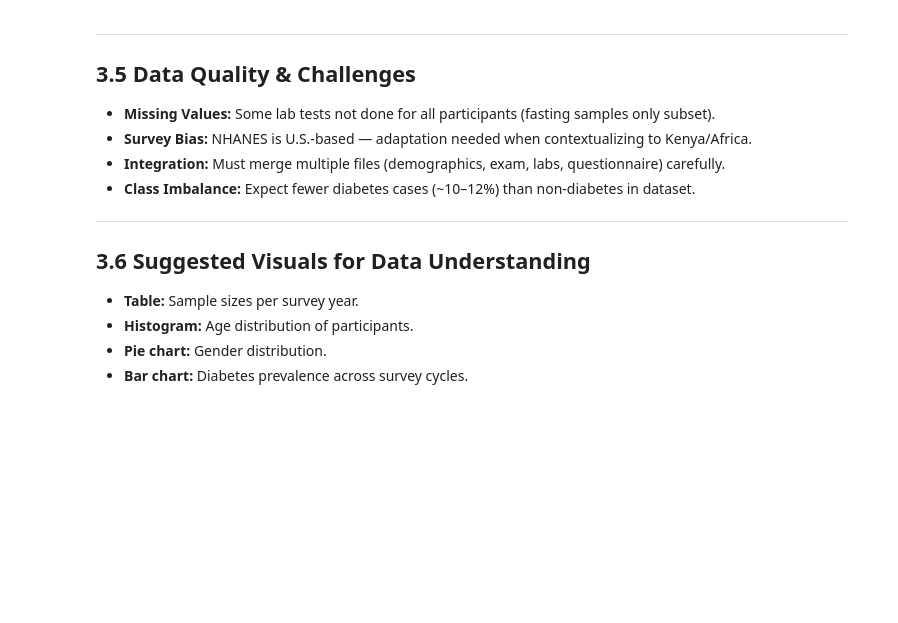
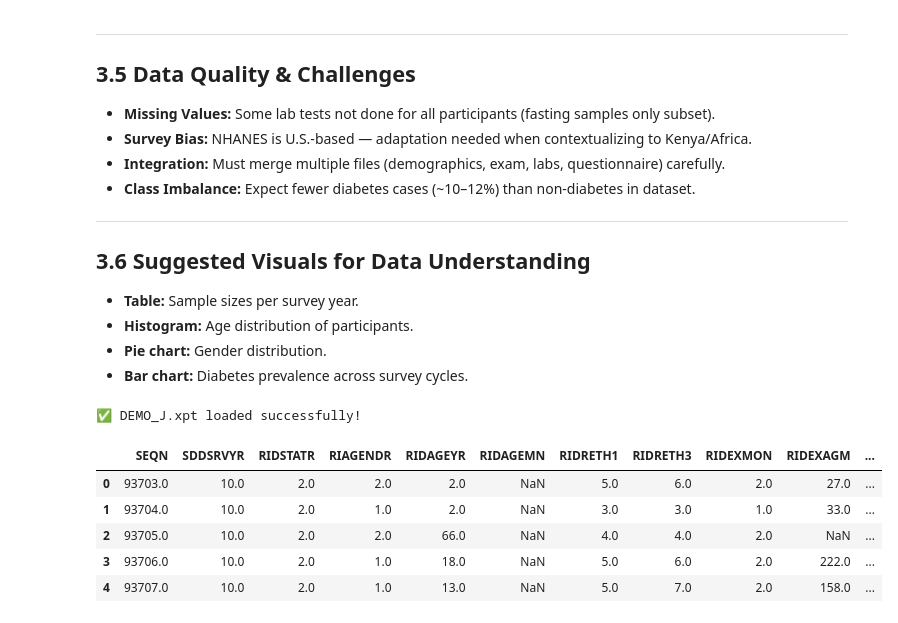
Before and after one commit to OndiekiFrank/type2-diabetes-early-detection-ai-agent, a Jupyter notebook: Notebooks/type2_diabetes_ai_agent.ipynb, the cells around one changed output. Drawn from its saved outputs; the diff is of its cells as text; code cells hidden in the pictures; blank space fills up the shorter version.

```diff
--- a/Notebooks/type2_diabetes_ai_agent.ipynb
+++ b/Notebooks/type2_diabetes_ai_agent.ipynb
@@ -155,3 +155,24 @@ sns.set(style="whitegrid", palette="muted", font_scale=1.1)
 
 # Show all columns when displaying dataframes
 pd.set_option("display.max_columns", None)
+# %%
+# 3.2 Load One NHANES Dataset (Demographics as an example)
+# NHANES files are in XPT (SAS transport) format
+# We'll use the DEMO_J.xpt (2017–2018) file first
+
+demo_path = "../Data/DEMO_J.xpt"
+
+try:
+    demo_df = pd.read_sas(demo_path)
+    print("✅ DEMO_J.xpt loaded successfully!")
+    display(demo_df.head())
+except Exception as e:
+    print("❌ Error loading DEMO_J.xpt:", e)
+# %% [output]
+✅ DEMO_J.xpt loaded successfully!
+|  | SEQN | SDDSRVYR | RIDSTATR | RIAGENDR | RIDAGEYR | RIDAGEMN | RIDRETH1 | RIDRETH3 | RIDEXMON | RIDEXAGM | ... |
+| 0 | 93703.0 | 10.0 | 2.0 | 2.0 | 2.0 | NaN | 5.0 | 6.0 | 2.0 | 27.0 | ... |
+| 1 | 93704.0 | 10.0 | 2.0 | 1.0 | 2.0 | NaN | 3.0 | 3.0 | 1.0 | 33.0 | ... |
+| 2 | 93705.0 | 10.0 | 2.0 | 2.0 | 66.0 | NaN | 4.0 | 4.0 | 2.0 | NaN | ... |
+| 3 | 93706.0 | 10.0 | 2.0 | 1.0 | 18.0 | NaN | 5.0 | 6.0 | 2.0 | 222.0 | ... |
+| 4 | 93707.0 | 10.0 | 2.0 | 1.0 | 13.0 | NaN | 5.0 | 7.0 | 2.0 | 158.0 | ... |
```
Also changed, not shown: parts of 1 cell of this notebook.
